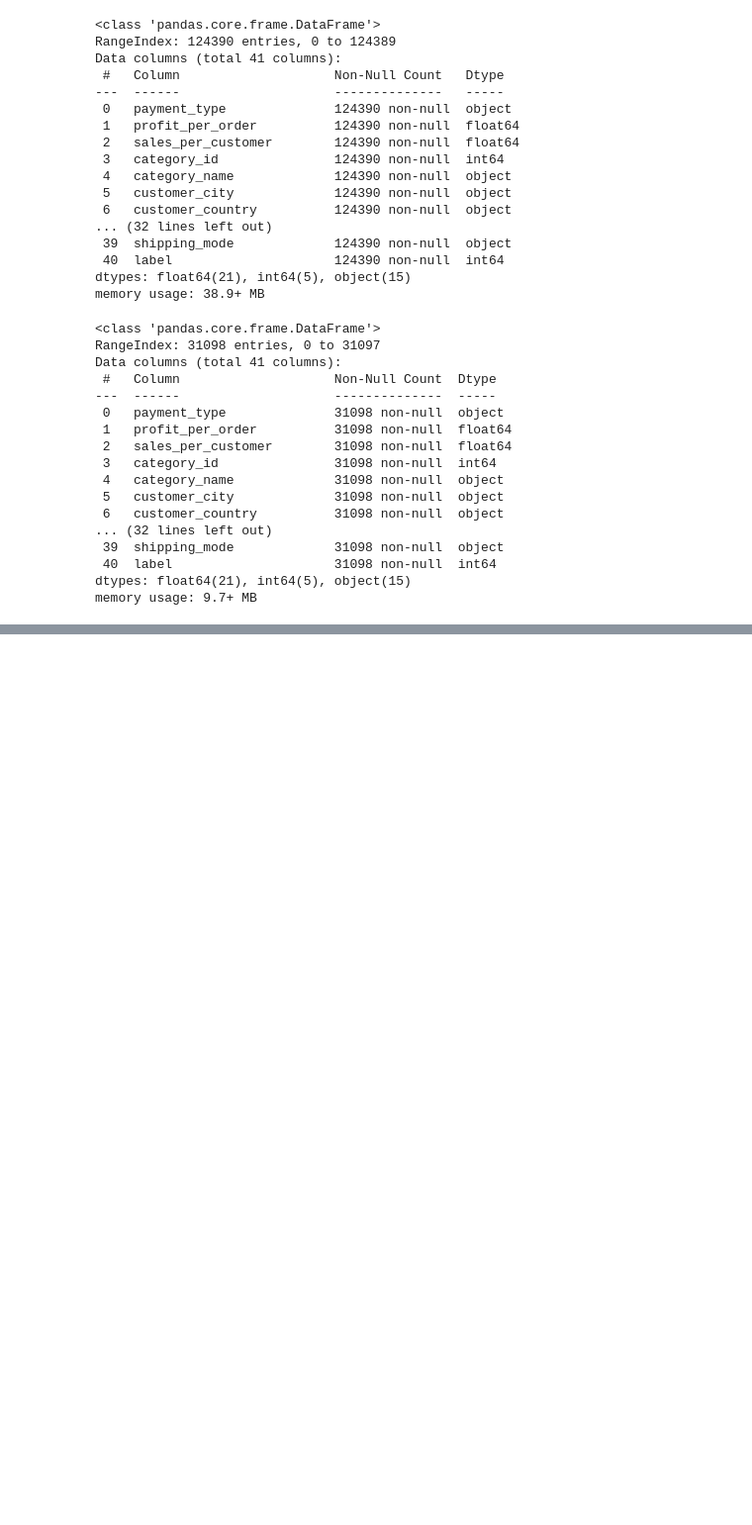
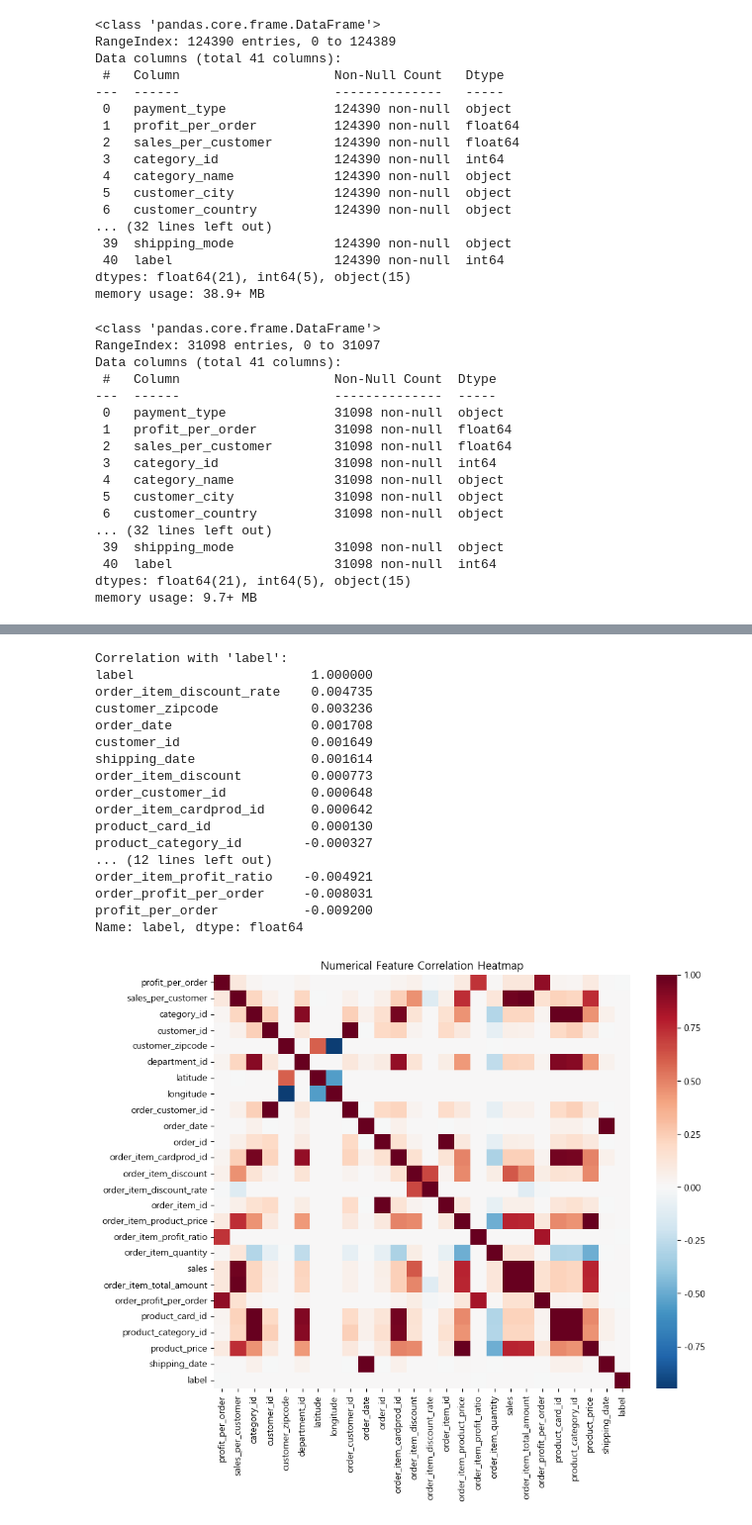
Before and after one commit to lamph0880/E-commerce, a Jupyter notebook: JYS/MiniProject.ipynb, the cells around one changed output, grey strips where cells are left out. Shown at 99% size. Saved outputs shown, nothing was run; the diff lists cells and outputs as text; code cells hidden in the pictures; blank space fills up the shorter version.

```diff
--- a/JYS/MiniProject.ipynb
+++ b/JYS/MiniProject.ipynb
@@ -95,0 +186,42 @@ memory usage: 9.7+ MB
+# %%
+# 수치형 변수들 간의 상관계수 계산
+numerical_df = train_df.select_dtypes(include=[np.number])
+corr_matrix = numerical_df.corr()
+
+# 'label'과의 상관계수만 추출하여 정렬
+target_corr = corr_matrix['label'].sort_values(ascending=False)
+
+print("Correlation with 'label':")
+print(target_corr)
+
+# 상관관계 히트맵 (상위 상관관계 변수 위주)
+plt.figure(figsize=(10, 8))
+sns.heatmap(corr_matrix, annot=False, cmap='RdBu_r', center=0)
+plt.title('Numerical Feature Correlation Heatmap')
+plt.show()
+
+# label과 상관관계가 높은 Top 10 변수 히트맵
+top_f = target_corr.abs().sort_values(ascending=False).index[:11]
+plt.figure(figsize=(8, 6))
+sns.heatmap(numerical_df[top_f].corr(), annot=True, cmap='coolwarm', fmt='.2f')
+plt.title('Top 10 Features Correlated with label')
+plt.show()
+# %% [output]
+Correlation with 'label':
+label                       1.000000
+order_item_discount_rate    0.004735
+customer_zipcode            0.003236
+order_date                  0.001708
+customer_id                 0.001649
+shipping_date               0.001614
+order_item_discount         0.000773
+order_customer_id           0.000648
+order_item_cardprod_id      0.000642
+product_card_id             0.000130
+product_category_id        -0.000327
+... (12 lines left out)
+order_item_profit_ratio    -0.004921
+order_profit_per_order     -0.008031
+profit_per_order           -0.009200
+Name: label, dtype: float64
+[figure, added]
```
Also changed, not shown: parts of 7 cells of this notebook, 1 other file.
